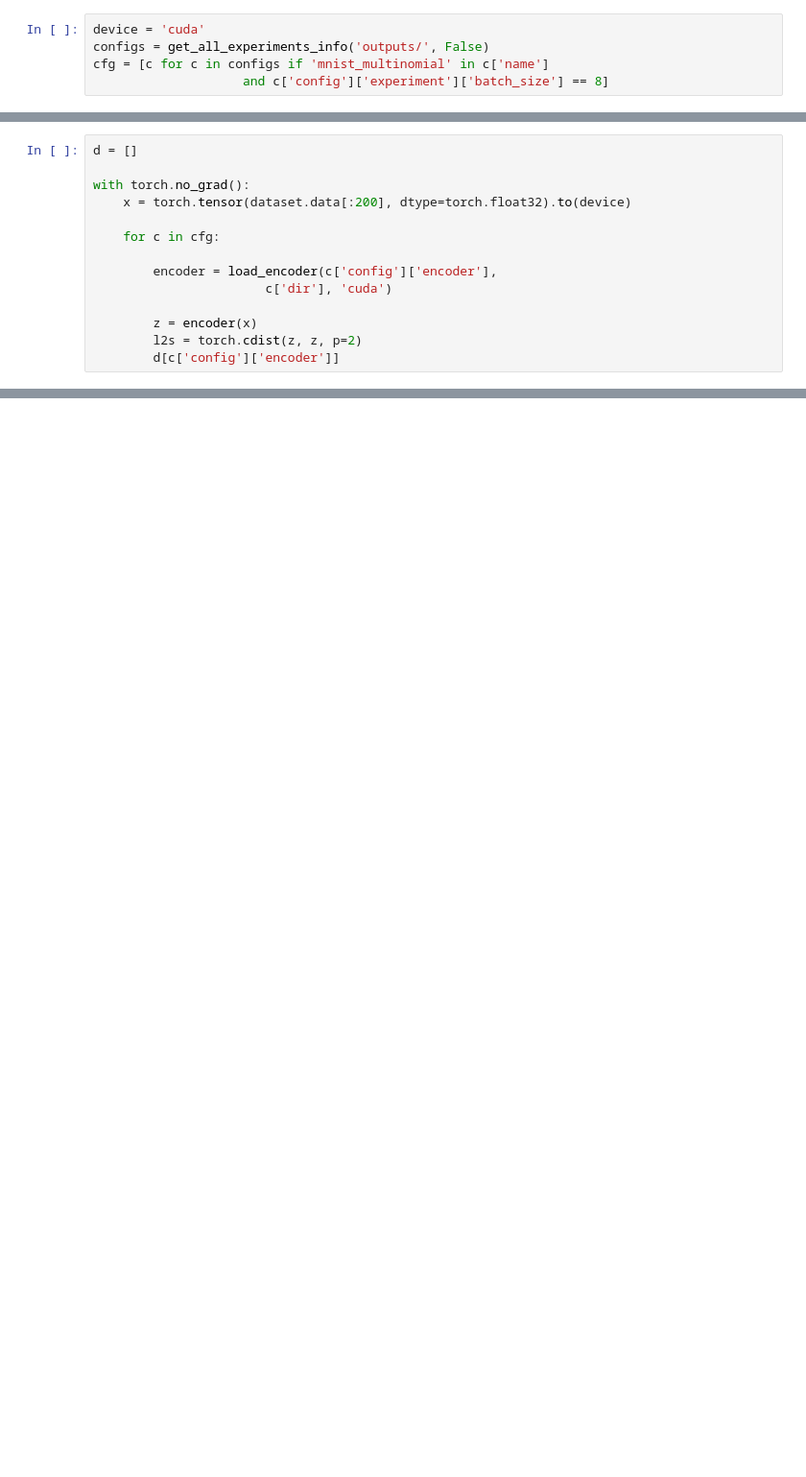
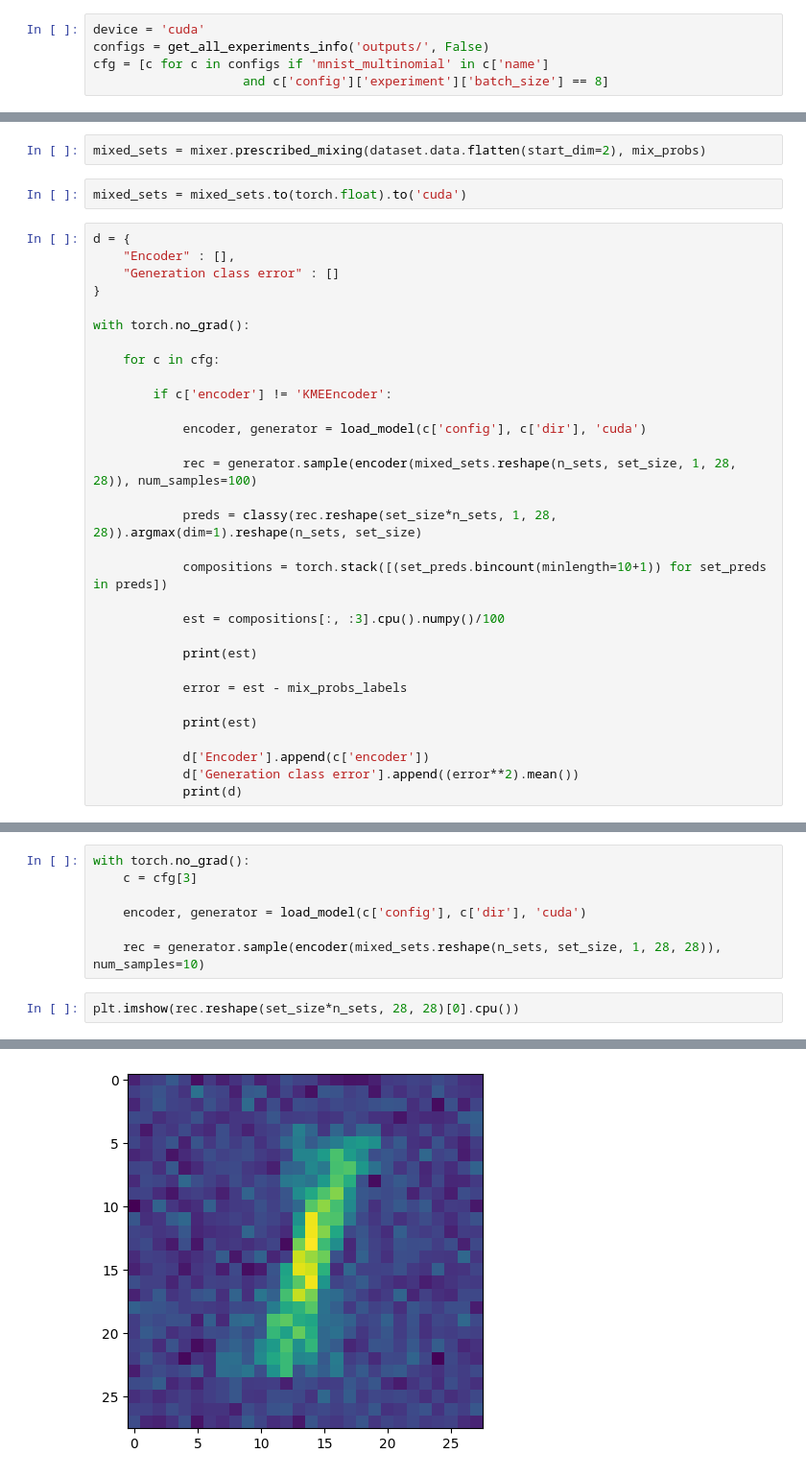
Before and after one commit to njwfish/DistributionEmbeddings, a Jupyter notebook: notebooks/mnist_multinomial.ipynb, the cells around one changed output, grey strips where cells are left out. Shown at 96% size. Drawn from its saved outputs; the diff is of its cells as text; blank space fills up the shorter version.

```diff
--- a/notebooks/mnist_multinomial.ipynb
+++ b/notebooks/mnist_multinomial.ipynb
@@ -39,15 +95,36 @@ encoder = load_encoder(cfg[0]['config']['encoder'],
+# %%
+mixed_sets = mixer.prescribed_mixing(dataset.data.flatten(start_dim=2), mix_probs)
+# %%
+mixed_sets = mixed_sets.to(torch.float).to('cuda')
 # %%
-d = []
+d = {
+    "Encoder" : [],
+    "Generation class error" : []
+}
 
 with torch.no_grad():
-    x = torch.tensor(dataset.data[:200], dtype=torch.float32).to(device)
 
     for c in cfg:
 
-        encoder = load_encoder(c['config']['encoder'],
-                       c['dir'], 'cuda')
+        if c['encoder'] != 'KMEEncoder':
 
-        z = encoder(x)
-        l2s = torch.cdist(z, z, p=2)
-        d[c['config']['encoder']]
+            encoder, generator = load_model(c['config'], c['dir'], 'cuda')
+
+            rec = generator.sample(encoder(mixed_sets.reshape(n_sets, set_size, 1, 28, 28)), num_samples=100)
+
+            preds = classy(rec.reshape(set_size*n_sets, 1, 28, 28)).argmax(dim=1).reshape(n_sets, set_size)
+
+            compositions = torch.stack([(set_preds.bincount(minlength=10+1)) for set_preds in preds])
+
+            est = compositions[:, :3].cpu().numpy()/100
+
+            print(est)
+
+            error = est - mix_probs_labels
+
+            print(est)
+
+            d['Encoder'].append(c['encoder'])
+            d['Generation class error'].append((error**2).mean())
+            print(d)
 # %% [output]
@@ -54,0 +148,10 @@ NameError: name 'd' is not defined
+# %%
+with torch.no_grad():
+    c = cfg[3]
+
+    encoder, generator = load_model(c['config'], c['dir'], 'cuda')
+
+    rec = generator.sample(encoder(mixed_sets.reshape(n_sets, set_size, 1, 28, 28)), num_samples=10)
+# %%
+plt.imshow(rec.reshape(set_size*n_sets, 28, 28)[0].cpu())
+# %% [output]
@@ -54,0 +159 @@ NameError: name 'd' is not defined
+[figure, added]
```
Also changed, not shown: parts of 10 cells of this notebook, 6 other files.
